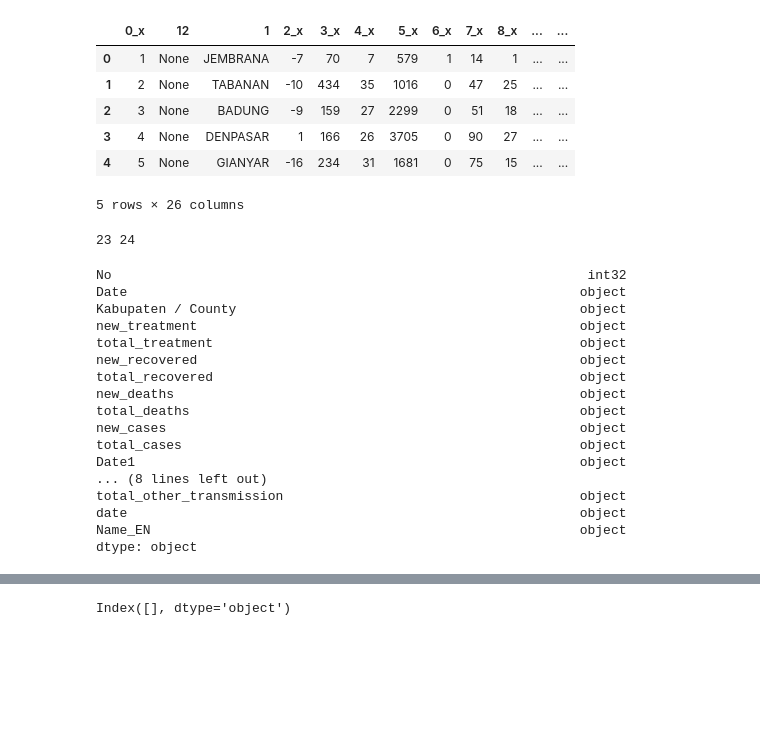
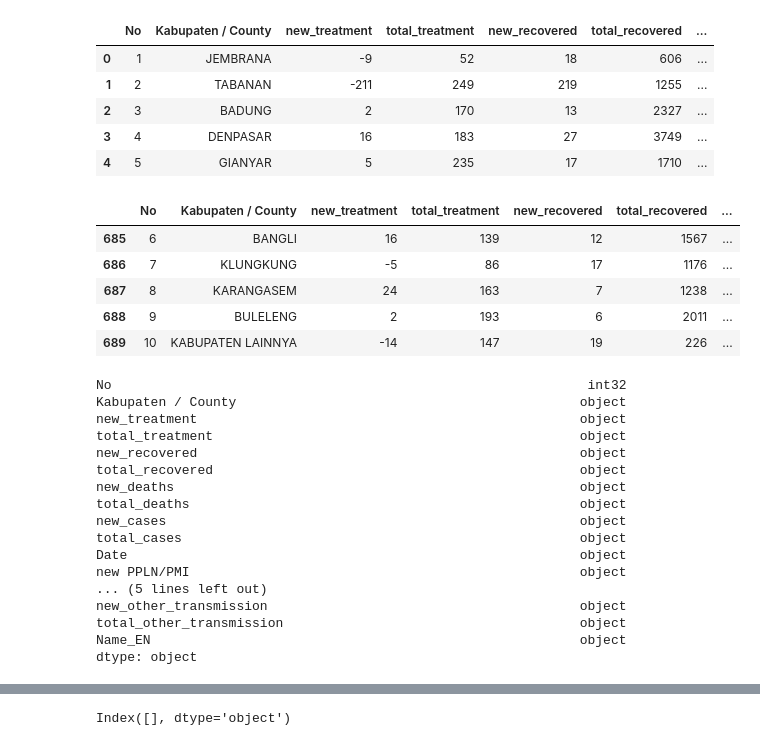
Before and after one commit to Svensone/bali-covid-app, a Jupyter notebook: data/daily_data_covid_bali_processing.ipynb, the cells around one changed output, grey strips where cells are left out. Saved outputs shown, nothing was run; the diff lists cells and outputs as text; code cells hidden in the pictures; blank space fills up the shorter version.

```diff
--- a/data/daily_data_covid_bali_processing.ipynb
+++ b/data/daily_data_covid_bali_processing.ipynb
@@ -58,0 +46,4 @@ Error: JSON line can't be decoded. JSONDecodeError('Extra data: line 1 column 7
+# %%
+# First data line from jsonline - 12 columns - 10 data entries
+df_first[12] = df_first[10]
+df_first.head()
@@ -58,0 +57,9 @@ Error: JSON line can't be decoded. JSONDecodeError('Extra data: line 1 column 7
+# %%
+## Column names from https://infocorona.baliprov.go.id/API/pendataan/laporan-harian-02.php = df_first and ...-01.php = df_second
+
+columns_first = [
+    'No','Kabupaten / County', 'new_treatment', 'total_treatment', 'new_recovered', 'total_recovered', 'new_deaths', 'total_deaths', 'new_cases', 'total_cases','Date1', 'None', 'Date']
+
+df_first.columns = columns_first
+df_first = df_first.drop(['Date1', 'None'], axis=1)
+df_first.head()
@@ -58,0 +99,7 @@ Error: JSON line can't be decoded. JSONDecodeError('Extra data: line 1 column 7
+# %%
+# # Second data entry
+columnName_second =['No', 'Kabupaten / County', 'new PPLN/PMI', 'total history-of-foreign-travel/ migrant-worker (PPLN/PMI)', 'new domestic-travel-history', 'total domestic-travel-history (PPDN)', 'new_local_transmission', 'total_local_transmission',	'new_other_transmission', 'total_other_transmission', 'new_cases' ,'total_cases', 'Date' ]
+
+df_second.columns = columnName_second
+# %%
+df_second = df_second.drop(['Kabupaten / County','new_cases', 'total_cases'], axis=1)
@@ -59,16 +115,15 @@ Error: JSON line can't be decoded. JSONDecodeError('Extra data: line 1 column 7
 # %%
 
 ## Merge both df
 #############################
-df_merged = pd.merge(df_first, df_second, how= 'left', left_on=['1', '12'], right_on=['1', '10'])
-df_merged.head()
-# df_bali = df_merged.copy()
-# df_bali.iloc[10]
+df_merged = pd.merge(df_first, df_second, how= 'left', left_on=['No', "Date"], right_on=['No', "Date"])
+
+df_bali = df_merged.copy()
+df_bali.head()
 # %% [output]
-|  | 0_x | 12 | 1 | 2_x | 3_x | 4_x | 5_x | 6_x | 7_x | 8_x | ... | ... |
-| 0 | 1 | None | JEMBRANA | -7 | 70 | 7 | 579 | 1 | 14 | 1 | ... | ... |
-| 1 | 2 | None | TABANAN | -10 | 434 | 35 | 1016 | 0 | 47 | 25 | ... | ... |
-| 2 | 3 | None | BADUNG | -9 | 159 | 27 | 2299 | 0 | 51 | 18 | ... | ... |
-| 3 | 4 | None | DENPASAR | 1 | 166 | 26 | 3705 | 0 | 90 | 27 | ... | ... |
-| 4 | 5 | None | GIANYAR | -16 | 234 | 31 | 1681 | 0 | 75 | 15 | ... | ... |
+|  | No | Kabupaten / County | new_treatment | total_treatment | new_recovered | total_recovered | ... |
+| 0 | 1 | JEMBRANA | -9 | 52 | 18 | 606 | ... |
+| 1 | 2 | TABANAN | -211 | 249 | 219 | 1255 | ... |
+| 2 | 3 | BADUNG | 2 | 170 | 13 | 2327 | ... |
+| 3 | 4 | DENPASAR | 16 | 183 | 27 | 3749 | ... |
+| 4 | 5 | GIANYAR | 5 | 235 | 17 | 1710 | ... |
-5 rows × 26 columns
@@ -80,15 +130,13 @@ columns = [
-# %%
-# adjust column names
-
-print(len(df_bali.columns), len(columns))
-
-
-# df_bali.columns= columns
-# df_bali.iloc[-1]
-# %% [output]
-23 24
 # %%
 df = df_bali.copy()
+df.tail()
+# %% [output]
+|  | No | Kabupaten / County | new_treatment | total_treatment | new_recovered | total_recovered | ... |
+| 685 | 6 | BANGLI | 16 | 139 | 12 | 1567 | ... |
+| 686 | 7 | KLUNGKUNG | -5 | 86 | 17 | 1176 | ... |
+| 687 | 8 | KARANGASEM | 24 | 163 | 7 | 1238 | ... |
+| 688 | 9 | BULELENG | 2 | 193 | 6 | 2011 | ... |
+| 689 | 10 | KABUPATEN LAINNYA | -14 | 147 | 19 | 226 | ... |
 # %%
 # delete duplicate columns and convert dtypes
 df = df.loc[:,~df.columns.duplicated()]
@@ -105,7 +153,6 @@ df['Name_EN'] = df['Name_EN'].str.casefold()
 df.dtypes
 # %% [output]
 No                                                             int32
-Date                                                          object
 Kabupaten / County                                            object
 new_treatment                                                 object
 total_treatment                                               object
@@ -115,10 +162,11 @@ new_deaths                                                    object
 total_deaths                                                  object
 new_cases                                                     object
 total_cases                                                   object
-Date1                                                         object
-... (8 lines left out)
+Date                                                          object
+new PPLN/PMI                                                  object
+... (5 lines left out)
+new_other_transmission                                        object
 total_other_transmission                                      object
-date                                                          object
 Name_EN                                                       object
 dtype: object
 # %%
```
Also changed, not shown: parts of 38 cells of this notebook, 5 other files.
